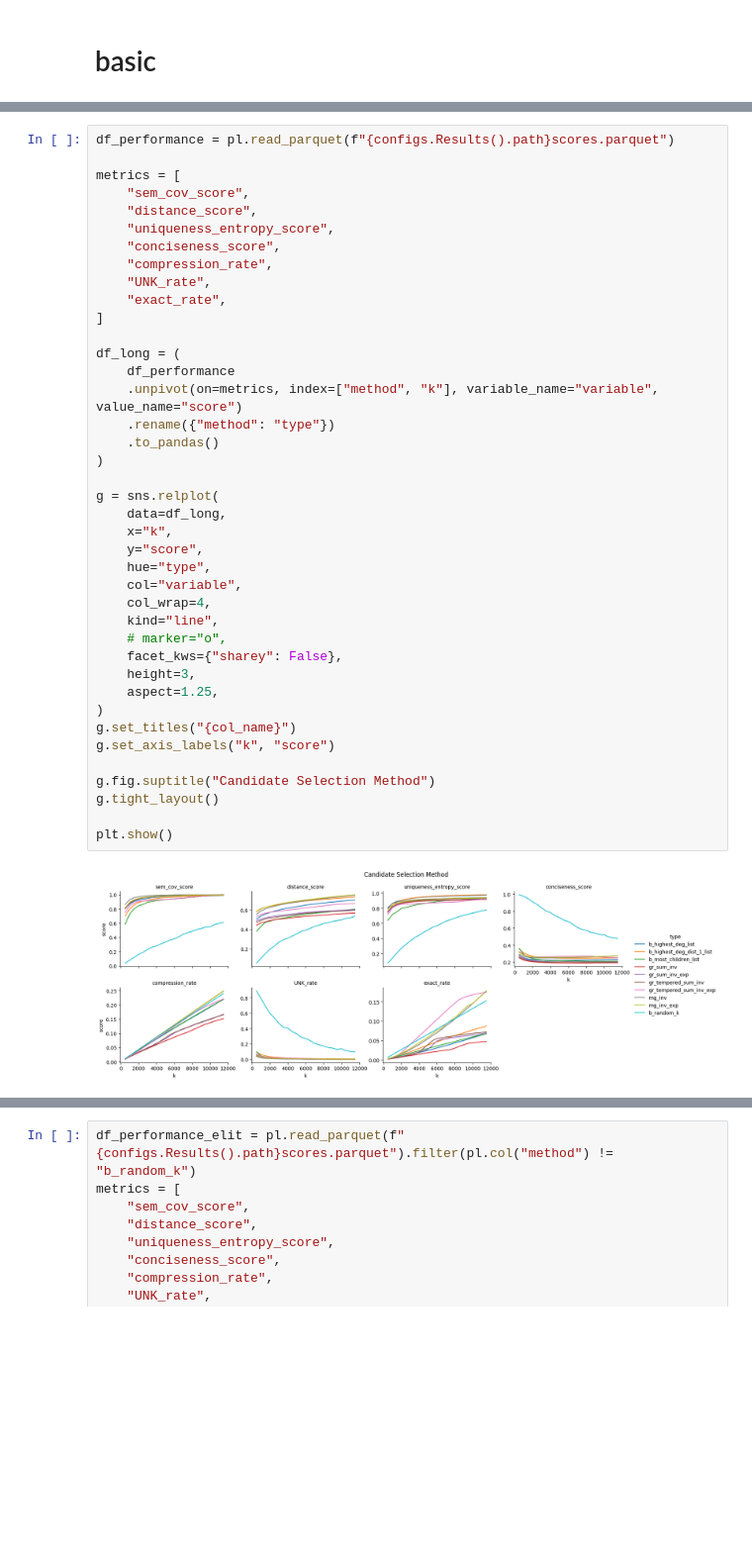
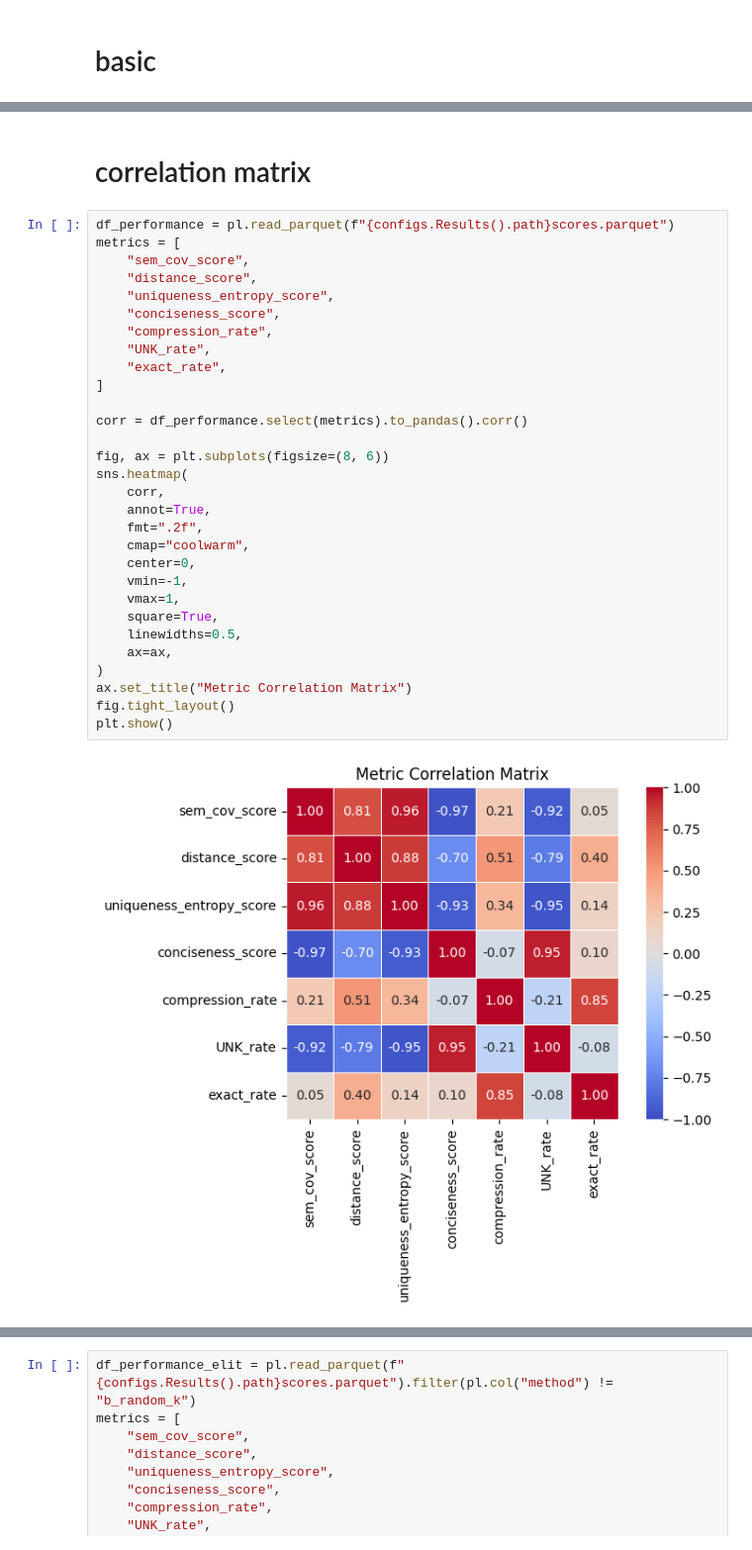
Before and after one commit to yy-suisse/graph_tokenizer, a Jupyter notebook: 5.check_results.ipynb, the cells around one changed output, grey strips where cells are left out. Shown at 99% size. Cells and saved outputs as stored; diff of their text form; blank space fills up the shorter version.

```diff
--- a/5.check_results.ipynb
+++ b/5.check_results.ipynb
@@ -16,42 +59,34 @@ import src.configs as configs
+# %% [markdown]
+# correlation matrix
 # %%
 df_performance = pl.read_parquet(f"{configs.Results().path}scores.parquet")
-
 metrics = [
     "sem_cov_score",
     "distance_score",
     "uniqueness_entropy_score",
     "conciseness_score",
     "compression_rate",
     "UNK_rate",
     "exact_rate",
 ]
 
-df_long = (
-    df_performance
-    .unpivot(on=metrics, index=["method", "k"], variable_name="variable", value_name="score")
-    .rename({"method": "type"})
-    .to_pandas()
+corr = df_performance.select(metrics).to_pandas().corr()
+
+fig, ax = plt.subplots(figsize=(8, 6))
+sns.heatmap(
+    corr,
+    annot=True,
+    fmt=".2f",
+    cmap="coolwarm",
+    center=0,
+    vmin=-1,
+    vmax=1,
+    square=True,
+    linewidths=0.5,
+    ax=ax,
 )
-
-g = sns.relplot(
-    data=df_long,
-    x="k",
-    y="score",
-    hue="type",
-    col="variable",
-    col_wrap=4,
-    kind="line",
-    # marker="o",
-    facet_kws={"sharey": False},
-    height=3,
-    aspect=1.25,
-)
-g.set_titles("{col_name}")
-g.set_axis_labels("k", "score")
-
-g.fig.suptitle("Candidate Selection Method")
-g.tight_layout()
-
+ax.set_title("Metric Correlation Matrix")
+fig.tight_layout()
 plt.show()
 # %% [output]
-[figure, old version]
+[figure, new version]
```
Also changed, not shown: parts of 11 cells of this notebook, 12 other files.
